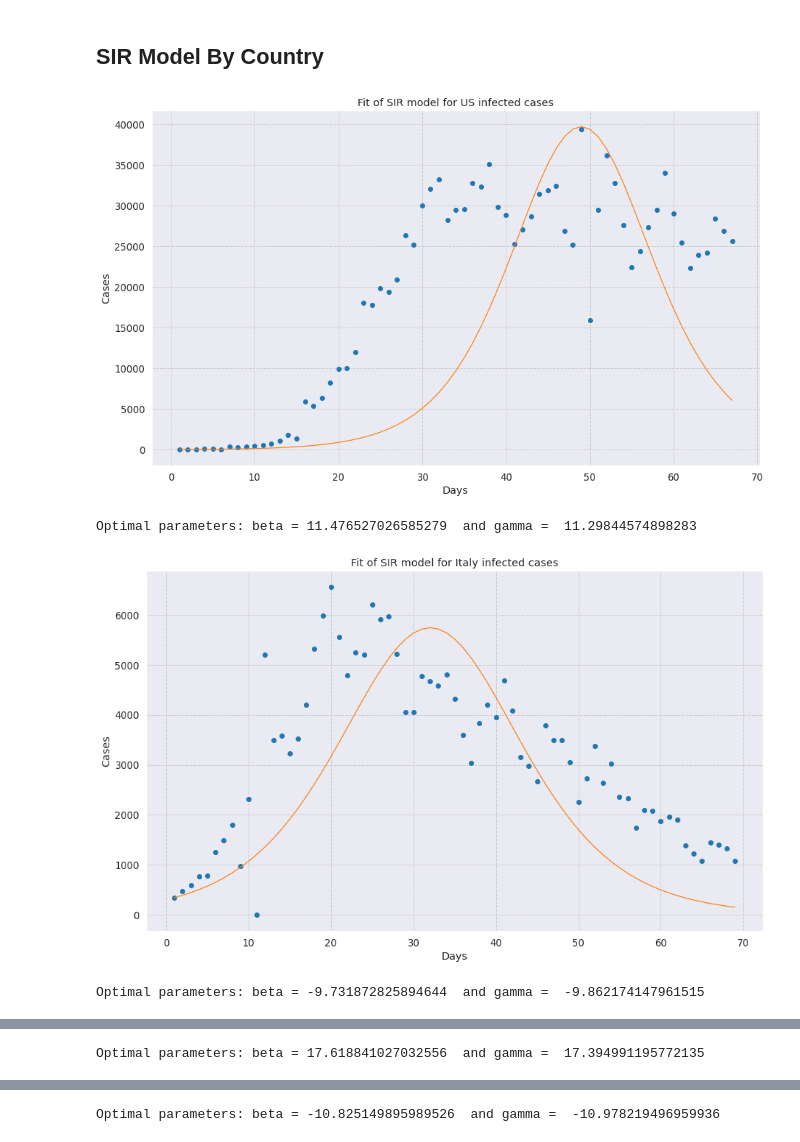
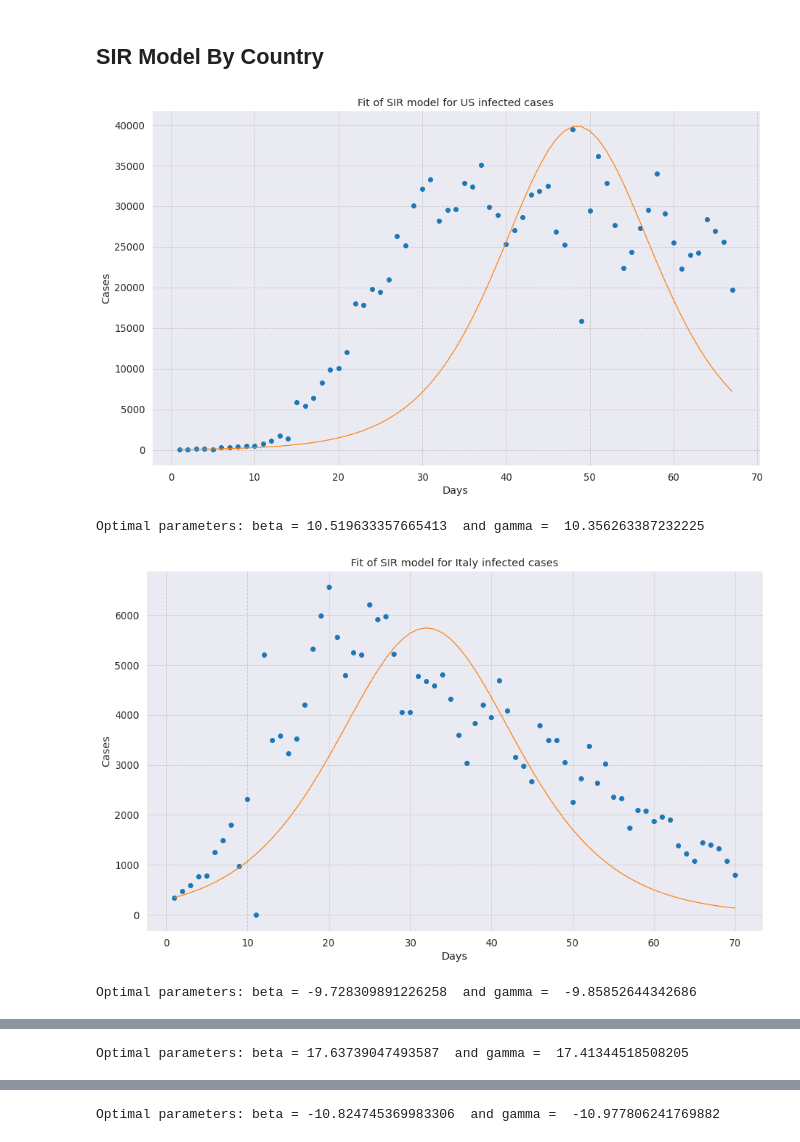
Before and after one commit to rdcolema/covid19-tracking, a Jupyter notebook: covid_forecasting.ipynb, the cells around one changed output, grey strips where cells are left out. Saved outputs shown, nothing was run; the diff lists cells and outputs as text; code cells hidden in the pictures.

```diff
--- a/covid_forecasting.ipynb
+++ b/covid_forecasting.ipynb
@@ -31,7 +31,7 @@ DATA_DIR = "csse_covid_19_daily_reports/"
 
 # Dates to model
 MIN_DATE = '2020-03-01'
-MAX_DATE = '2020-05-09'
+MAX_DATE = '2020-05-10'
 DATE_LIST = pd.date_range(MIN_DATE, MAX_DATE).strftime('%Y-%m-%d').tolist()
 
 # Individual countries to model
@@ -429,16 +429,16 @@ def plot_sir(df, country_name):
 # %%
 ##### Starting oubteak day number for SIR modeling
 SIR_START_DAYS = {
-    "US": 3,
+    "US": 4,
     "Italy": 1,
     "Germany": 1,
     "France": 5
 }
 
 for country_name in MODEL_COUNTRIES:
     plot_sir(all_data, country_name)
 # %% [output]
-[figure, old version]
+[figure, new version]
-Optimal parameters: beta = 11.476527026585279  and gamma =  11.29844574898283
+Optimal parameters: beta = 10.519633357665413  and gamma =  10.356263387232225
-[figure, old version]
+[figure, new version]
-Optimal parameters: beta = -9.731872825894644  and gamma =  -9.862174147961515
+Optimal parameters: beta = -9.728309891226258  and gamma =  -9.85852644342686
@@ -446 +446 @@ Optimal parameters: beta = -9.731872825894644  and gamma =  -9.862174147961515
-Optimal parameters: beta = 17.618841027032556  and gamma =  17.394991195772135
+Optimal parameters: beta = 17.63739047493587  and gamma =  17.41344518508205
@@ -448 +448 @@ Optimal parameters: beta = 17.618841027032556  and gamma =  17.394991195772135
-Optimal parameters: beta = -10.825149895989526  and gamma =  -10.978219496959936
+Optimal parameters: beta = -10.824745369983306  and gamma =  -10.977806241769882
```
Also changed, not shown: parts of 4 cells of this notebook, 2 other files.
